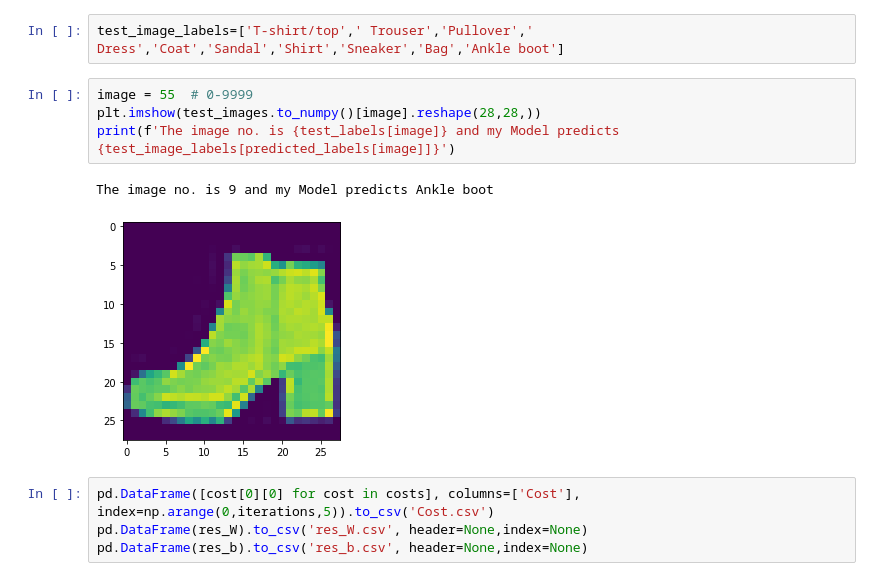
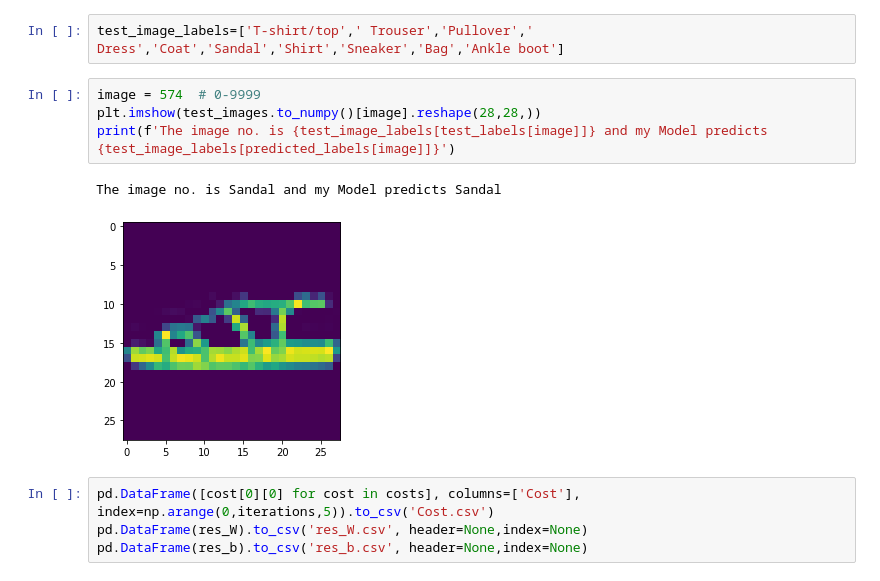
Before and after one commit to sakshid2706/Fashion_MNIST, a Jupyter notebook: fashion-mnist-scratch.ipynb, the cells around one changed output. Cells and saved outputs as stored; diff of their text form.

```diff
--- a/fashion-mnist-scratch.ipynb
+++ b/fashion-mnist-scratch.ipynb
@@ -277,12 +277,12 @@ print(test_images.to_numpy()[0].reshape(28,28,).shape)
 # %%
 test_image_labels=['T-shirt/top',' Trouser','Pullover',' Dress','Coat','Sandal','Shirt','Sneaker','Bag','Ankle boot']
 # %%
-image = 55  # 0-9999
+image = 574  # 0-9999
 plt.imshow(test_images.to_numpy()[image].reshape(28,28,))
-print(f'The image no. is {test_labels[image]} and my Model predicts {test_image_labels[predicted_labels[image]]}')
+print(f'The image no. is {test_image_labels[test_labels[image]]} and my Model predicts {test_image_labels[predicted_labels[image]]}')
 # %% [output]
-The image no. is 9 and my Model predicts Ankle boot
+The image no. is Sandal and my Model predicts Sandal
-[figure, old version]
+[figure, new version]
 # %%
 pd.DataFrame([cost[0][0] for cost in costs], columns=['Cost'], index=np.arange(0,iterations,5)).to_csv('Cost.csv')
 pd.DataFrame(res_W).to_csv('res_W.csv', header=None,index=None)
```
